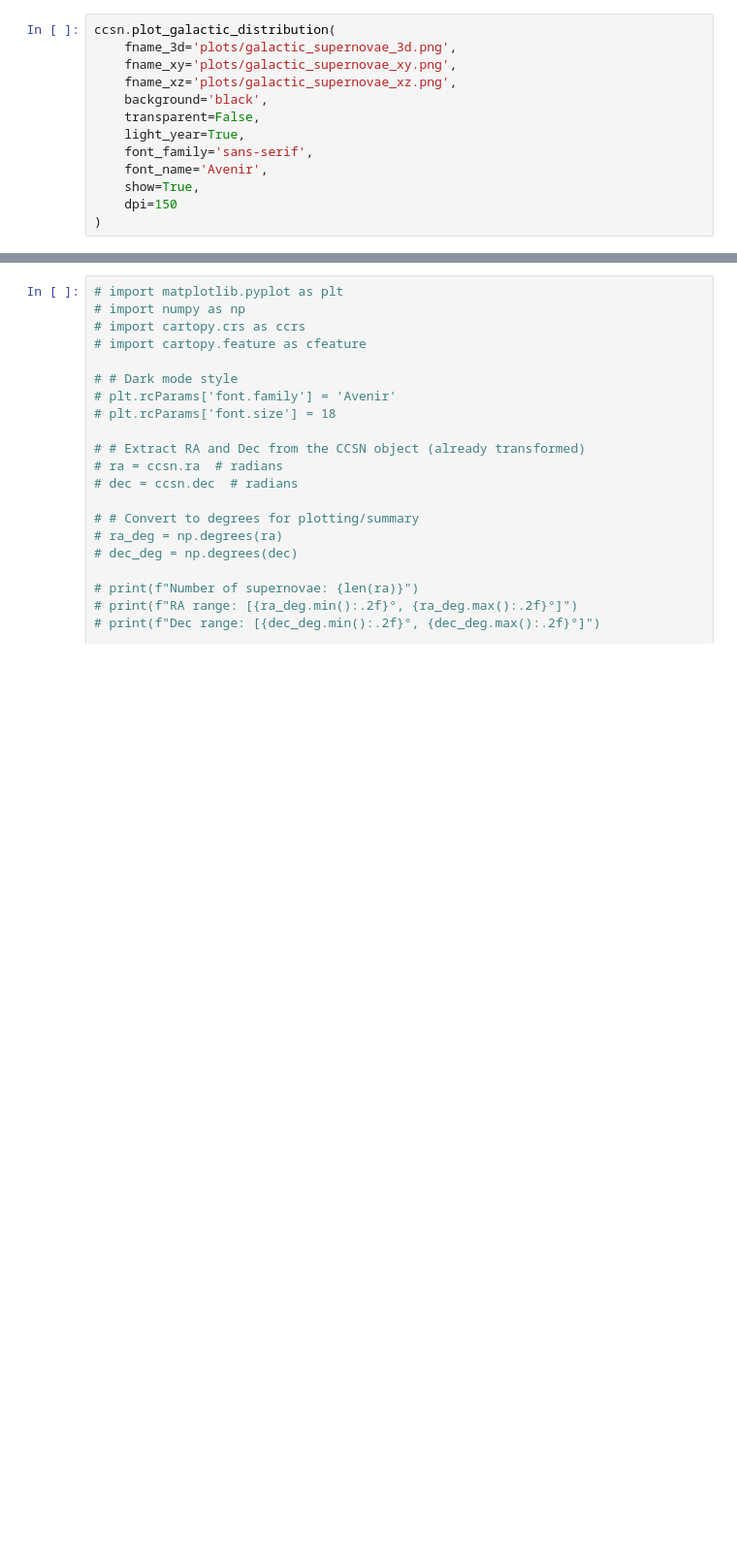
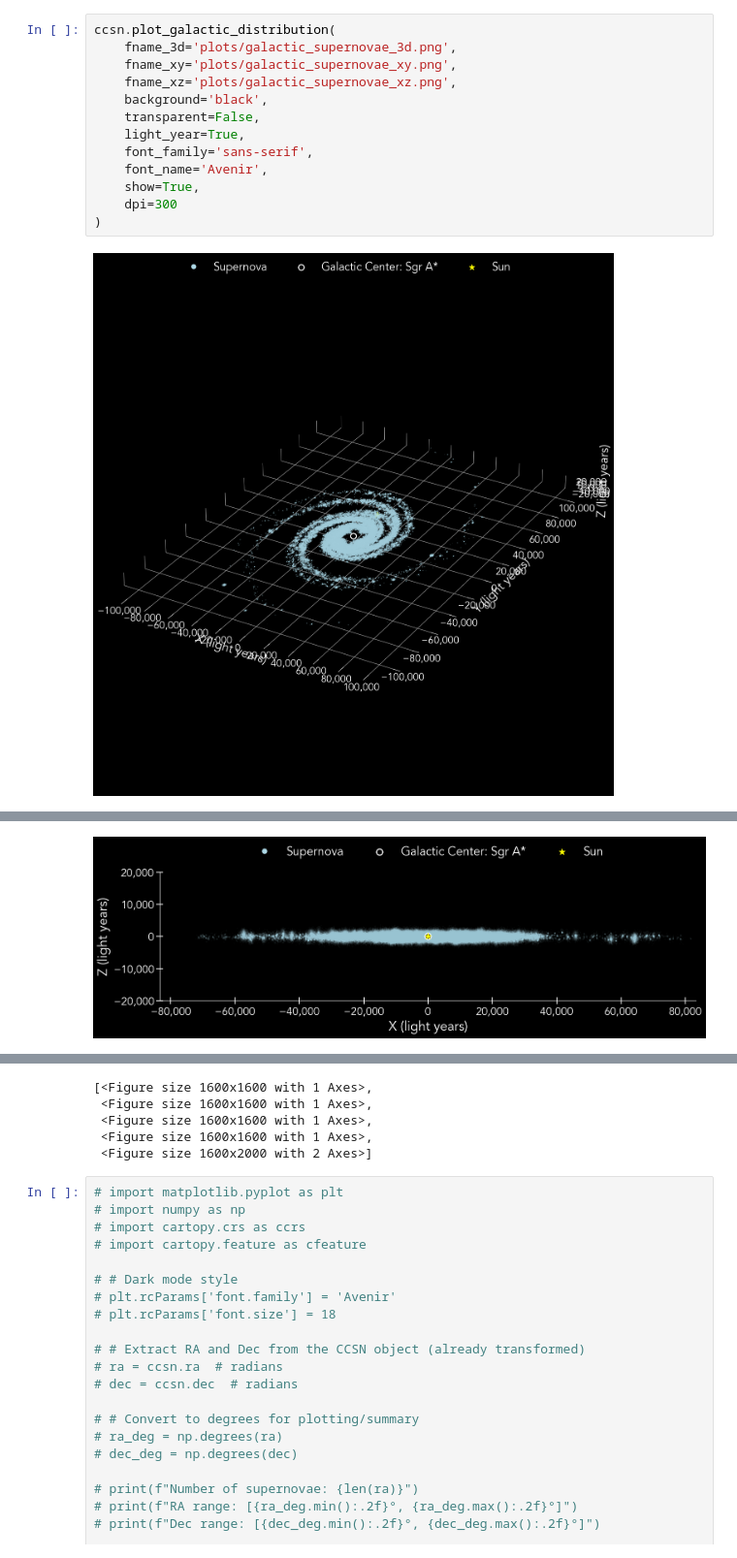
Before and after one commit to starccato/starccato-flow, a Jupyter notebook: visualise_galactic_supernovae.ipynb, the cells around one changed output, grey strips where cells are left out. Shown at 97% size. Cells and saved outputs as stored; diff of their text form; blank space fills up the shorter version.

Commit message:
fix multi-channel plot

```diff
--- a/visualise_galactic_supernovae.ipynb
+++ b/visualise_galactic_supernovae.ipynb
@@ -27,13 +32,15 @@ plot_galactic_supernovae_polar_hemispheres(
 # %%
 ccsn.plot_galactic_distribution(
     fname_3d='plots/galactic_supernovae_3d.png',
     fname_xy='plots/galactic_supernovae_xy.png',
     fname_xz='plots/galactic_supernovae_xz.png',
     background='black',
     transparent=False,
     light_year=True,
     font_family='sans-serif',
     font_name='Avenir',
     show=True,
-    dpi=150
+    dpi=300
 )
+# %% [output]
+[figure, added]
@@ -39,0 +48 @@ ccsn.plot_galactic_distribution(
+[figure, added]
@@ -40,3 +51,8 @@ ccsn.plot_galactic_distribution(
+[<Figure size 1600x1600 with 1 Axes>,
+ <Figure size 1600x1600 with 1 Axes>,
+ <Figure size 1600x1600 with 1 Axes>,
+ <Figure size 1600x1600 with 1 Axes>,
+ <Figure size 1600x2000 with 2 Axes>]
 # %%
 # import matplotlib.pyplot as plt
 # import numpy as np
```
Also changed, not shown: parts of 4 cells of this notebook, 5 other files.
